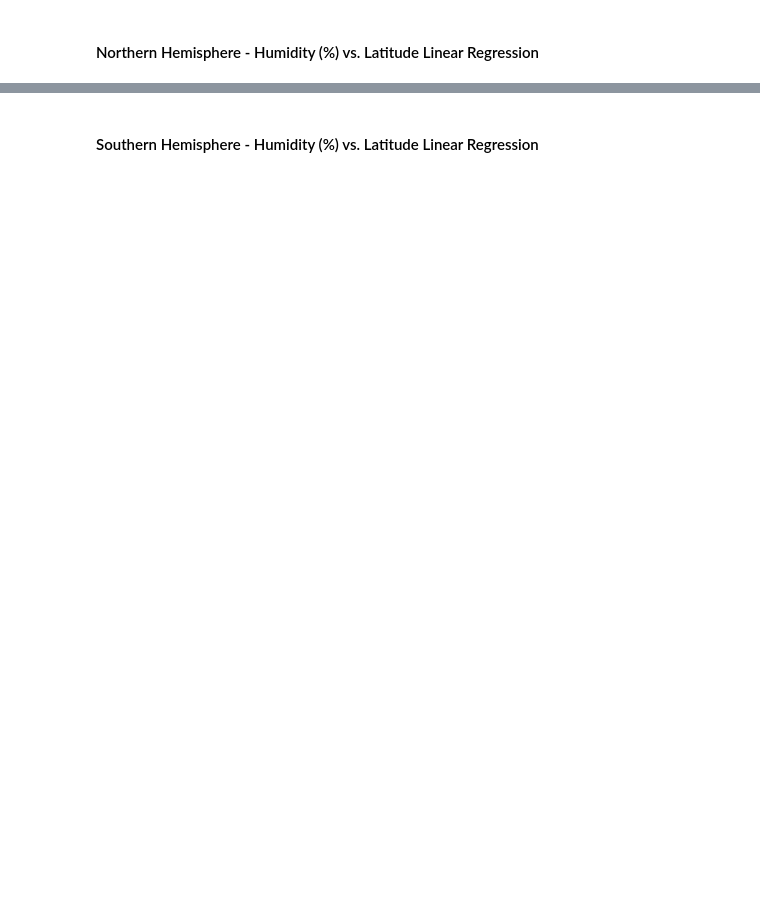
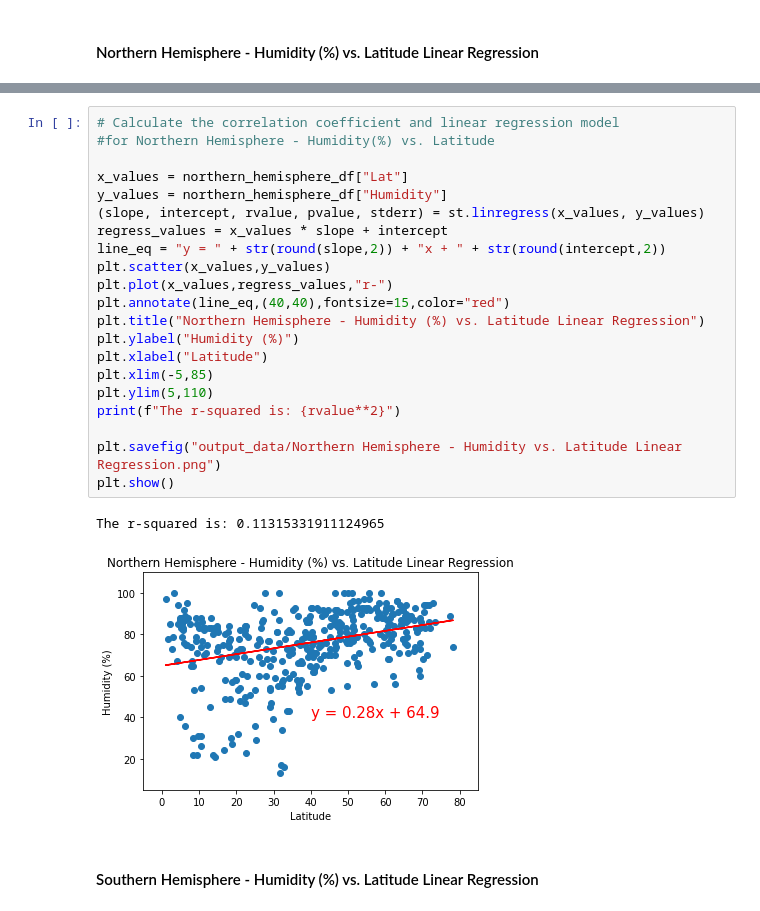
Before and after one commit to RH-cmd/python-api-challenge, a Jupyter notebook: WeatherPy/WeatherPy.ipynb, the cells around one changed output, grey strips where cells are left out. Saved outputs shown, nothing was run; the diff lists cells and outputs as text; blank space fills up the shorter version.

Commit message:
Humidity linear regression

```diff
--- a/WeatherPy/WeatherPy.ipynb
+++ b/WeatherPy/WeatherPy.ipynb
@@ -340,2 +336,26 @@ The r-value is: 0.000543987878808455
+# %%
+# Calculate the correlation coefficient and linear regression model
+#for Northern Hemisphere - Humidity(%) vs. Latitude
+
+x_values = northern_hemisphere_df["Lat"]
+y_values = northern_hemisphere_df["Humidity"]
+(slope, intercept, rvalue, pvalue, stderr) = st.linregress(x_values, y_values)
+regress_values = x_values * slope + intercept
+line_eq = "y = " + str(round(slope,2)) + "x + " + str(round(intercept,2))
+plt.scatter(x_values,y_values)
+plt.plot(x_values,regress_values,"r-")
+plt.annotate(line_eq,(40,40),fontsize=15,color="red")
+plt.title("Northern Hemisphere - Humidity (%) vs. Latitude Linear Regression")
+plt.ylabel("Humidity (%)")
+plt.xlabel("Latitude")
+plt.xlim(-5,85)
+plt.ylim(5,110)
+print(f"The r-squared is: {rvalue**2}")
+
+plt.savefig("output_data/Northern Hemisphere - Humidity vs. Latitude Linear Regression.png")
+plt.show()
+# %% [output]
+The r-squared is: 0.11315331911124965
+[figure, added]
 # %% [markdown]
 ####  Southern Hemisphere - Humidity (%) vs. Latitude Linear Regression
```
Also changed, not shown: parts of 4 cells of this notebook.
